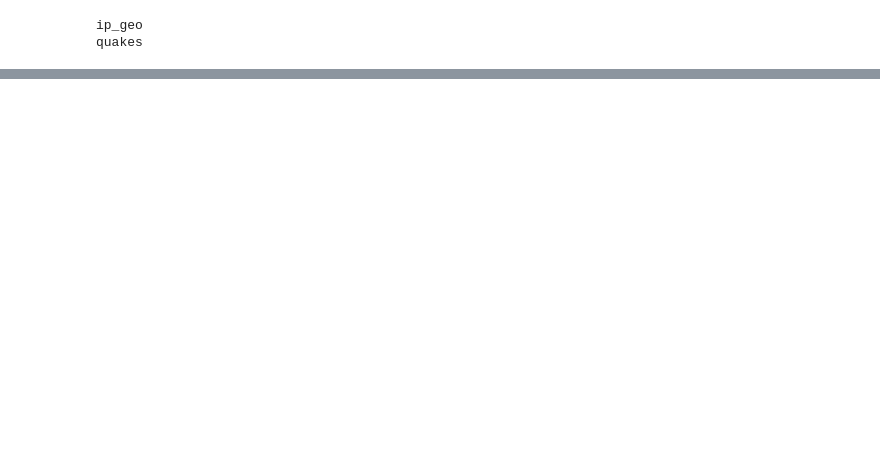
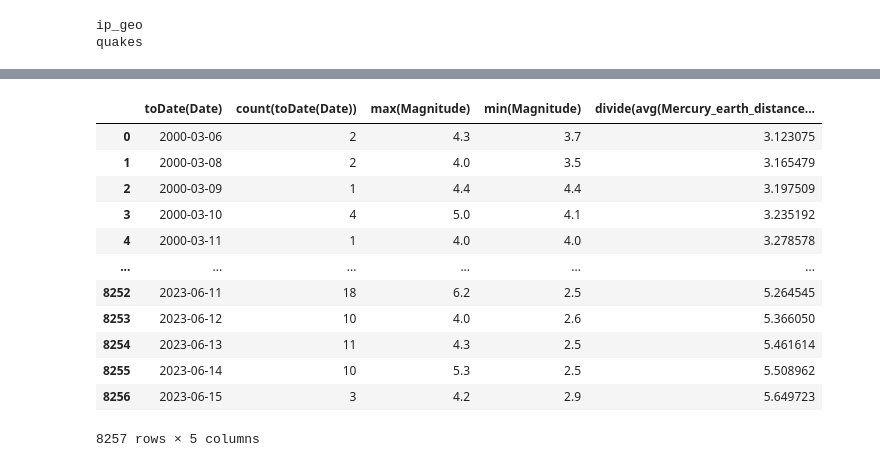
Before and after one commit to RomanZorkin/temblor, a Jupyter notebook: upload.ipynb, the cells around one changed output, grey strips where cells are left out. Cells and saved outputs as stored; diff of their text form; code cells hidden in the pictures; blank space fills up the shorter version.

```diff
--- a/upload.ipynb
+++ b/upload.ipynb
@@ -54,0 +89,16 @@ client.query_df('SELECT * FROM quakes')
+# %%
+tmp_query
+# %% [output]
+|  | toDate(Date) | count(toDate(Date)) | max(Magnitude) | min(Magnitude) | divide(avg(Mercury_earth_distance... |
+| 0 | 2000-03-06 | 2 | 4.3 | 3.7 | 3.123075 |
+| 1 | 2000-03-08 | 2 | 4.0 | 3.5 | 3.165479 |
+| 2 | 2000-03-09 | 1 | 4.4 | 4.4 | 3.197509 |
+| 3 | 2000-03-10 | 4 | 5.0 | 4.1 | 3.235192 |
+| 4 | 2000-03-11 | 1 | 4.0 | 4.0 | 3.278578 |
+| ... | ... | ... | ... | ... | ... |
+| 8252 | 2023-06-11 | 18 | 6.2 | 2.5 | 5.264545 |
+| 8253 | 2023-06-12 | 10 | 4.0 | 2.6 | 5.366050 |
+| 8254 | 2023-06-13 | 11 | 4.3 | 2.5 | 5.461614 |
+| 8255 | 2023-06-14 | 10 | 5.3 | 2.5 | 5.508962 |
+| 8256 | 2023-06-15 | 3 | 4.2 | 2.9 | 5.649723 |
+8257 rows × 5 columns
```
Also changed, not shown: parts of 21 cells of this notebook, 5 other files.
